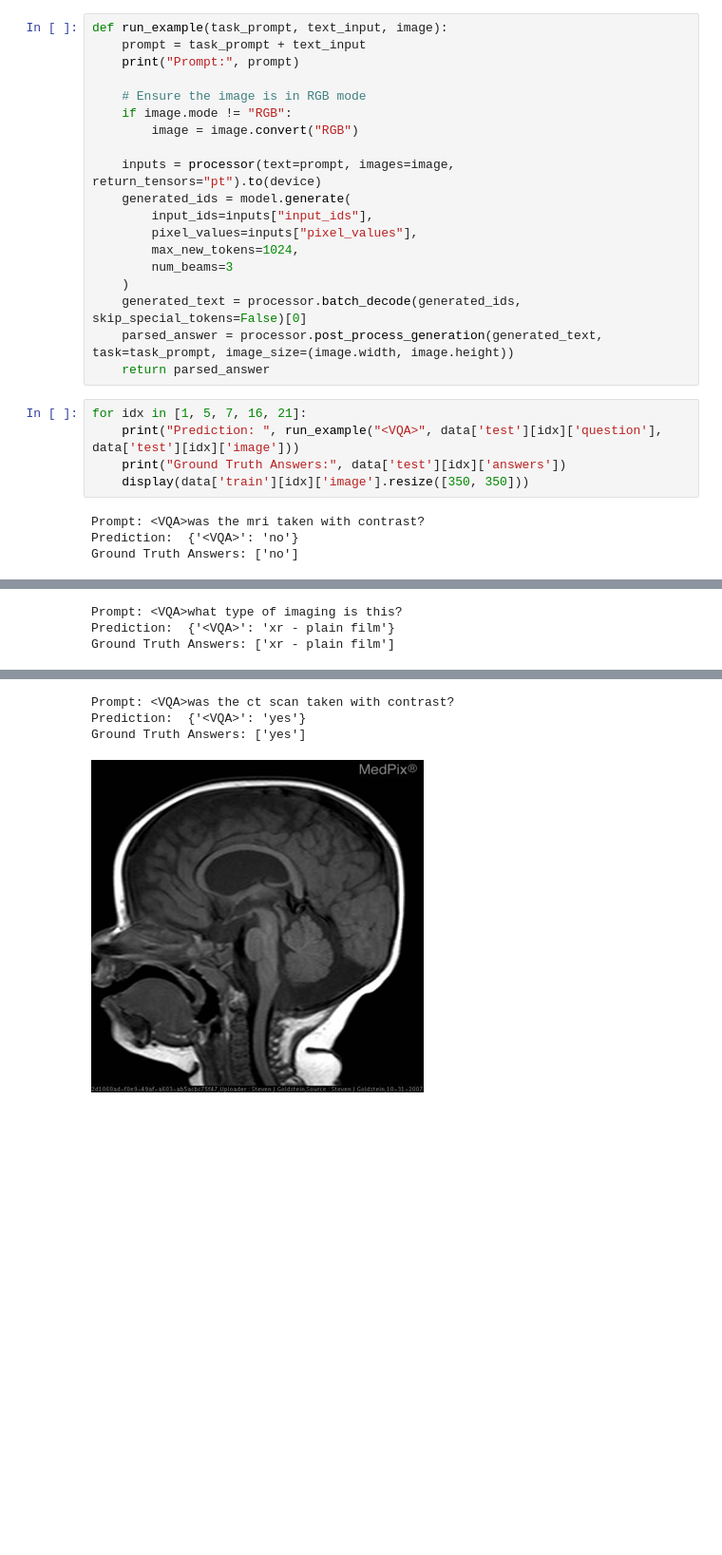
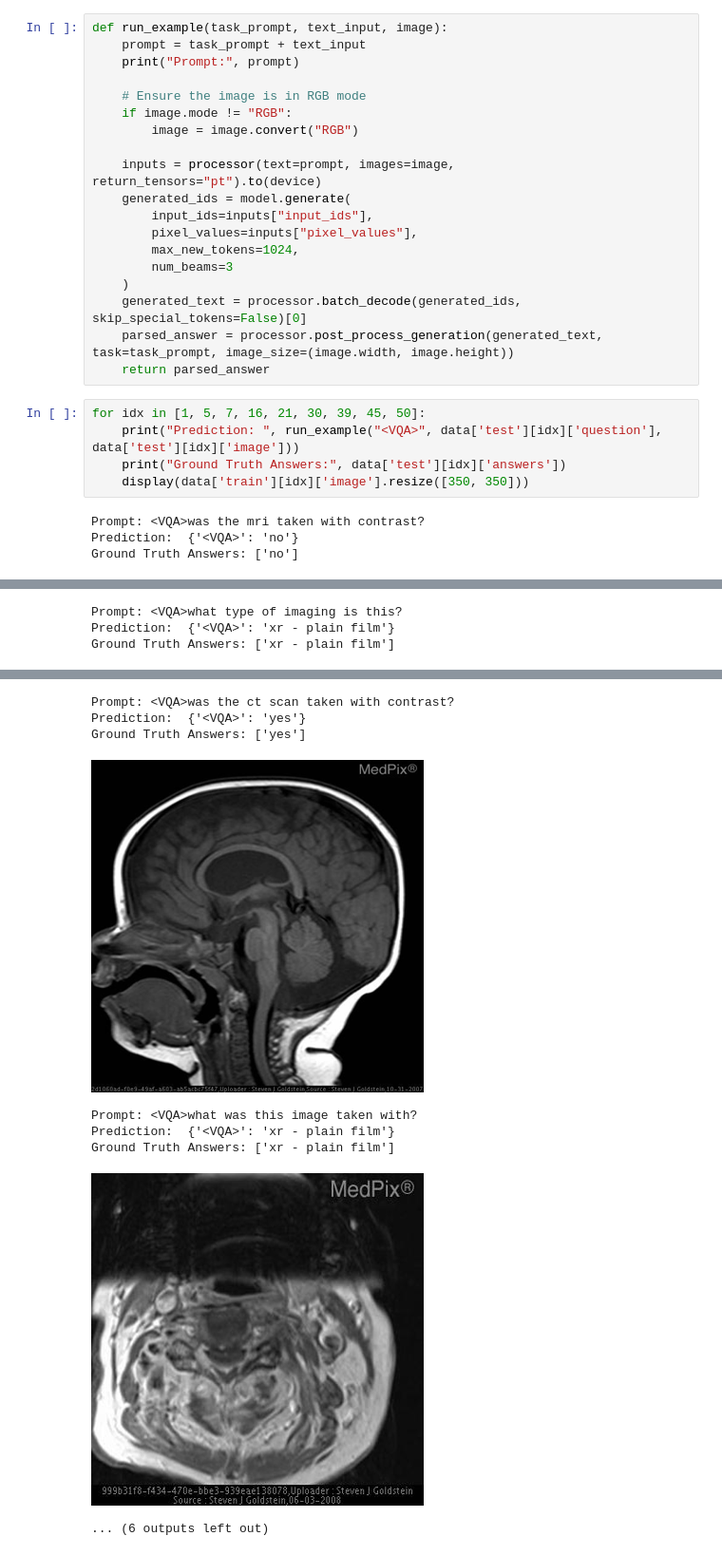
Before and after one commit to PhucNguyenAH/medical_VQA, a Jupyter notebook: demo.ipynb, the cells around one changed output, grey strips where cells are left out. Shown at 95% size. Saved outputs shown, nothing was run; the diff lists cells and outputs as text; blank space fills up the shorter version.

```diff
--- a/demo.ipynb
+++ b/demo.ipynb
@@ -175,28 +175,33 @@ def run_example(task_prompt, text_input, image):
     parsed_answer = processor.post_process_generation(generated_text, task=task_prompt, image_size=(image.width, image.height))
     return parsed_answer
 # %%
-for idx in [1, 5, 7, 16, 21]:
+for idx in [1, 5, 7, 16, 21, 30, 39, 45, 50]:
     print("Prediction: ", run_example("<VQA>", data['test'][idx]['question'], data['test'][idx]['image']))
     print("Ground Truth Answers:", data['test'][idx]['answers'])
     display(data['train'][idx]['image'].resize([350, 350]))
 # %% [output]
 Prompt: <VQA>was the mri taken with contrast?
 Prediction:  {'<VQA>': 'no'}
 Ground Truth Answers: ['no']
 [figure]
 Prompt: <VQA>what is the mr weighting in this image?
 Prediction:  {'<VQA>': 't2'}
 Ground Truth Answers: ['t2']
 [figure]
 Prompt: <VQA>what type of contrast did this patient have?
 Prediction:  {'<VQA>': 'gi and iv'}
 Ground Truth Answers: ['gi and iv']
 [figure]
 Prompt: <VQA>what type of imaging is this?
 Prediction:  {'<VQA>': 'xr - plain film'}
 Ground Truth Answers: ['xr - plain film']
 [figure]
 Prompt: <VQA>was the ct scan taken with contrast?
 Prediction:  {'<VQA>': 'yes'}
 Ground Truth Answers: ['yes']
 [figure]
+Prompt: <VQA>what was this image taken with?
+Prediction:  {'<VQA>': 'xr - plain film'}
+Ground Truth Answers: ['xr - plain film']
+[figure, added]
+... (6 outputs left out)
```
Also changed, not shown: 2 other files.
